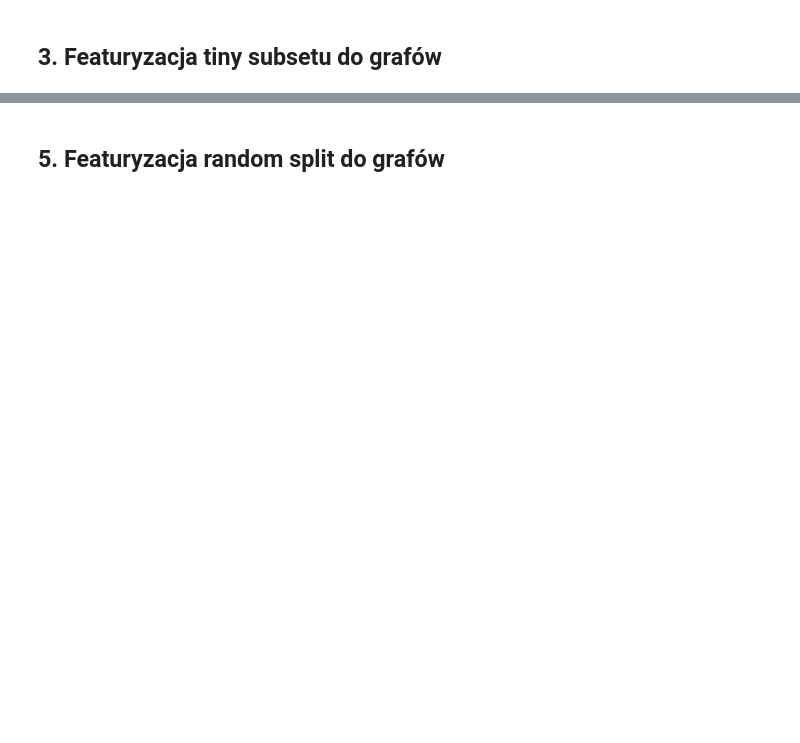
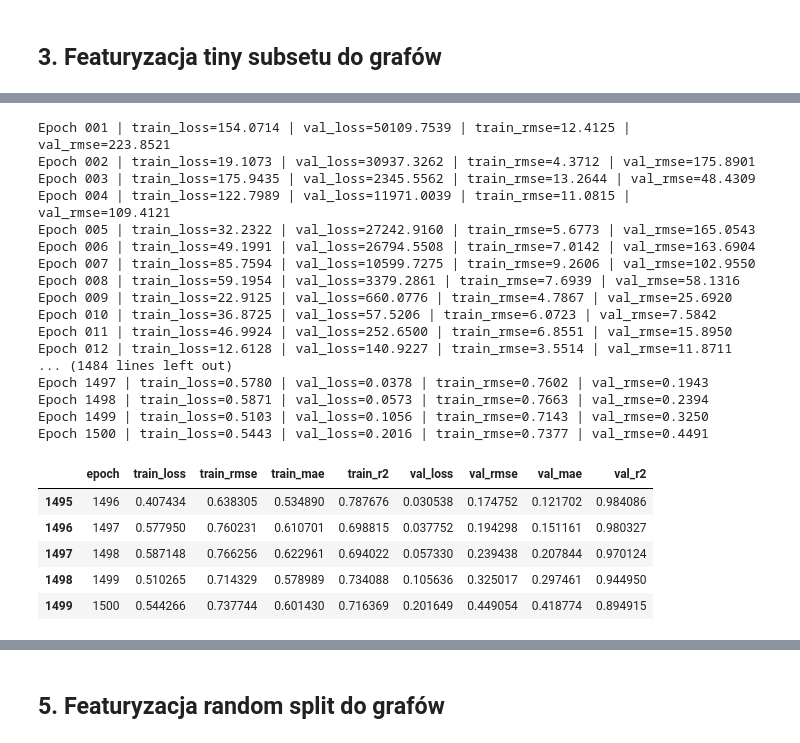
Before and after one commit to BStchw/ChEMBL-analysis, a Jupyter notebook: train_gnn.ipynb, the cells around one changed output, grey strips where cells are left out. Saved outputs shown, nothing was run; the diff lists cells and outputs as text; code cells hidden in the pictures; blank space fills up the shorter version.

```diff
--- a/train_gnn.ipynb
+++ b/train_gnn.ipynb
@@ -123,2 +82,70 @@ Epoch 200 | train_loss=1.0615 | val_loss=1.0256 | train_rmse=1.0303 | val_rmse=1
+# %%
+set_seed(SEED)
+
+tiny16_df = train_random_tiny.sample(16, random_state=42).reset_index(drop=True)
+
+tiny16_graphs, tiny16_valid = dataframe_to_graphs(
+    tiny16_df,
+    smiles_col="canonical_smiles",
+    target_col="y",
+)
+
+tiny16_loader = make_graph_dataloader(
+    tiny16_graphs,
+    batch_size=16,
+    shuffle=True,
+)
+
+input_dim = tiny16_graphs[0].x.shape[1]
+edge_dim = tiny16_graphs[0].edge_attr.shape[1]
+
+gine_tiny = GINERegressor(
+    input_dim=input_dim,
+    edge_dim=edge_dim,
+    hidden_dim=128,
+    num_layers=3,
+    dropout=0.1,
+    pooling="mean_add_max",
+    batch_norm=True,
+)
+
+gine_tiny.apply(init_linear_weights)
+
+gine_tiny, hist_gine_tiny = fit_model(
+    gine_tiny,
+    tiny16_loader,
+    tiny16_loader,
+    epochs=1500,
+    lr=1e-3,
+    weight_decay=0.0,
+    device=DEVICE,
+    verbose=True,
+)
+
+hist_gine_tiny.tail()
+# %% [output]
+Epoch 001 | train_loss=154.0714 | val_loss=50109.7539 | train_rmse=12.4125 | val_rmse=223.8521
+Epoch 002 | train_loss=19.1073 | val_loss=30937.3262 | train_rmse=4.3712 | val_rmse=175.8901
+Epoch 003 | train_loss=175.9435 | val_loss=2345.5562 | train_rmse=13.2644 | val_rmse=48.4309
+Epoch 004 | train_loss=122.7989 | val_loss=11971.0039 | train_rmse=11.0815 | val_rmse=109.4121
+Epoch 005 | train_loss=32.2322 | val_loss=27242.9160 | train_rmse=5.6773 | val_rmse=165.0543
+Epoch 006 | train_loss=49.1991 | val_loss=26794.5508 | train_rmse=7.0142 | val_rmse=163.6904
+Epoch 007 | train_loss=85.7594 | val_loss=10599.7275 | train_rmse=9.2606 | val_rmse=102.9550
+Epoch 008 | train_loss=59.1954 | val_loss=3379.2861 | train_rmse=7.6939 | val_rmse=58.1316
+Epoch 009 | train_loss=22.9125 | val_loss=660.0776 | train_rmse=4.7867 | val_rmse=25.6920
+Epoch 010 | train_loss=36.8725 | val_loss=57.5206 | train_rmse=6.0723 | val_rmse=7.5842
+Epoch 011 | train_loss=46.9924 | val_loss=252.6500 | train_rmse=6.8551 | val_rmse=15.8950
+Epoch 012 | train_loss=12.6128 | val_loss=140.9227 | train_rmse=3.5514 | val_rmse=11.8711
+... (1484 lines left out)
+Epoch 1497 | train_loss=0.5780 | val_loss=0.0378 | train_rmse=0.7602 | val_rmse=0.1943
+Epoch 1498 | train_loss=0.5871 | val_loss=0.0573 | train_rmse=0.7663 | val_rmse=0.2394
+Epoch 1499 | train_loss=0.5103 | val_loss=0.1056 | train_rmse=0.7143 | val_rmse=0.3250
+Epoch 1500 | train_loss=0.5443 | val_loss=0.2016 | train_rmse=0.7377 | val_rmse=0.4491
+|  | epoch | train_loss | train_rmse | train_mae | train_r2 | val_loss | val_rmse | val_mae | val_r2 |
+| 1495 | 1496 | 0.407434 | 0.638305 | 0.534890 | 0.787676 | 0.030538 | 0.174752 | 0.121702 | 0.984086 |
+| 1496 | 1497 | 0.577950 | 0.760231 | 0.610701 | 0.698815 | 0.037752 | 0.194298 | 0.151161 | 0.980327 |
+| 1497 | 1498 | 0.587148 | 0.766256 | 0.622961 | 0.694022 | 0.057330 | 0.239438 | 0.207844 | 0.970124 |
+| 1498 | 1499 | 0.510265 | 0.714329 | 0.578989 | 0.734088 | 0.105636 | 0.325017 | 0.297461 | 0.944950 |
+| 1499 | 1500 | 0.544266 | 0.737744 | 0.601430 | 0.716369 | 0.201649 | 0.449054 | 0.418774 | 0.894915 |
 # %%
 plt.figure(figsize=(8, 4))
```
Also changed, not shown: parts of 18 cells of this notebook, 29 other files.
